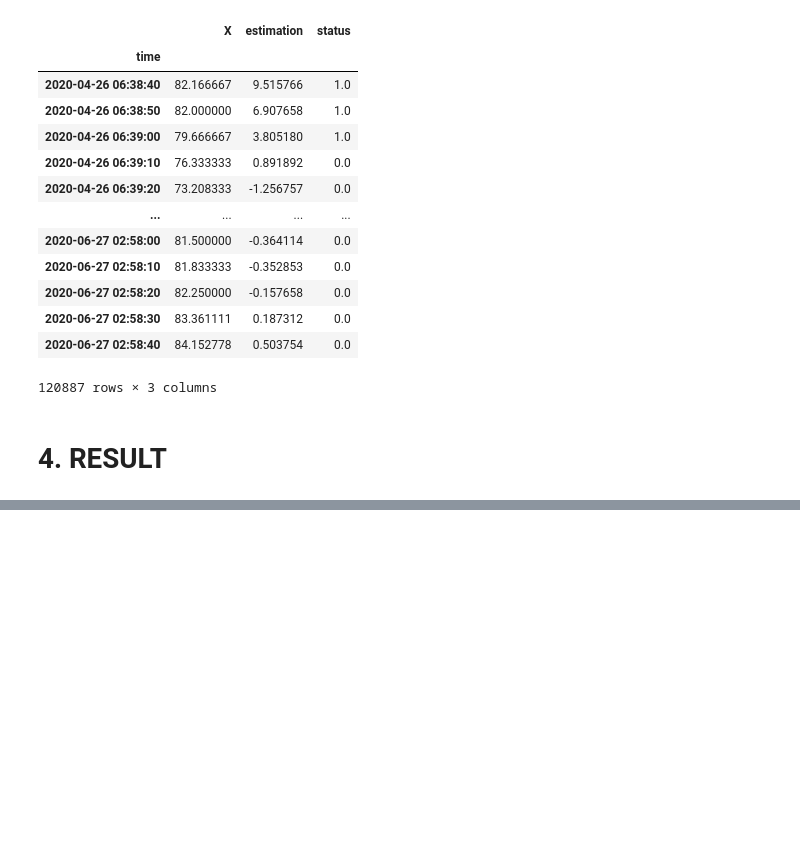
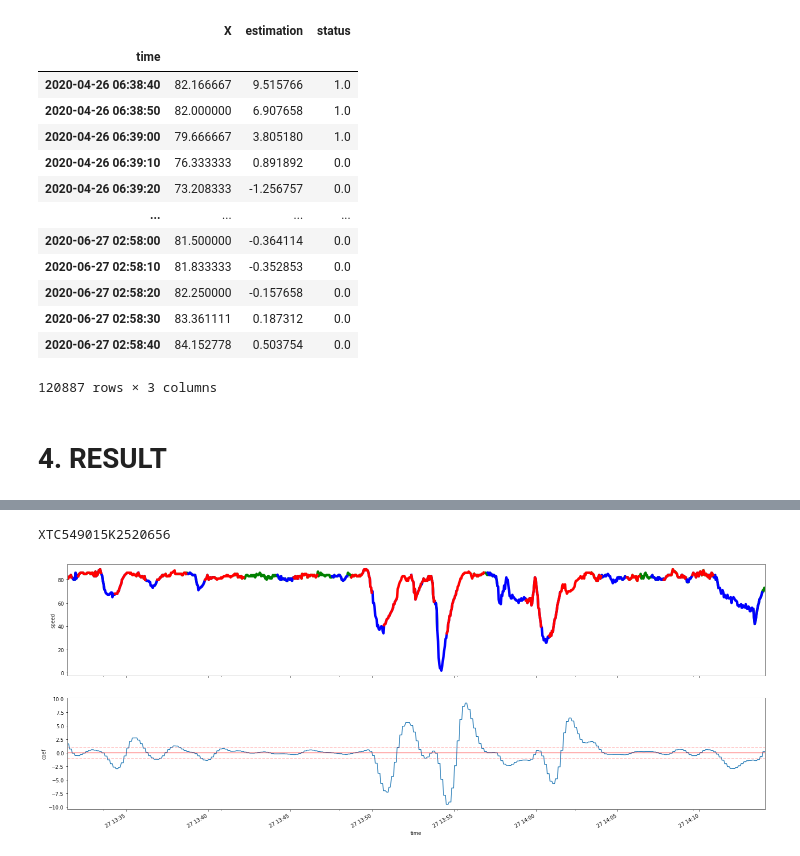
Before and after one commit to Nazar96/truck_analyis, a Jupyter notebook: notebooks/SPEED_SEGMENTATION.ipynb, the cells around one changed output, grey strips where cells are left out. Saved outputs shown, nothing was run; the diff lists cells and outputs as text; code cells hidden in the pictures; blank space fills up the shorter version.

```diff
--- a/notebooks/SPEED_SEGMENTATION.ipynb
+++ b/notebooks/SPEED_SEGMENTATION.ipynb
@@ -127,0 +140,13 @@ XTC549015J2519643
+# %%
+rand_vin = np.random.choice(vin_list)
+# %%
+df_orig = df.loc[rand_vin]
+df_score = res.loc[rand_vin]
+tmp = pd.merge_asof(df_orig, df_score, left_index=True, right_index=True)
+# %%
+rand_vin = np.random.choice(vin_list)
+print(rand_vin)
+plot_TSTrendEstimation(tmp.head(5_000).tail(1_000), value='speed', max_coef=1, min_coef=-1, n_lags=6)
+# %% [output]
+XTC549015K2520656
+[figure, added]
```
Also changed, not shown: parts of 6 cells of this notebook, 3 other files.
